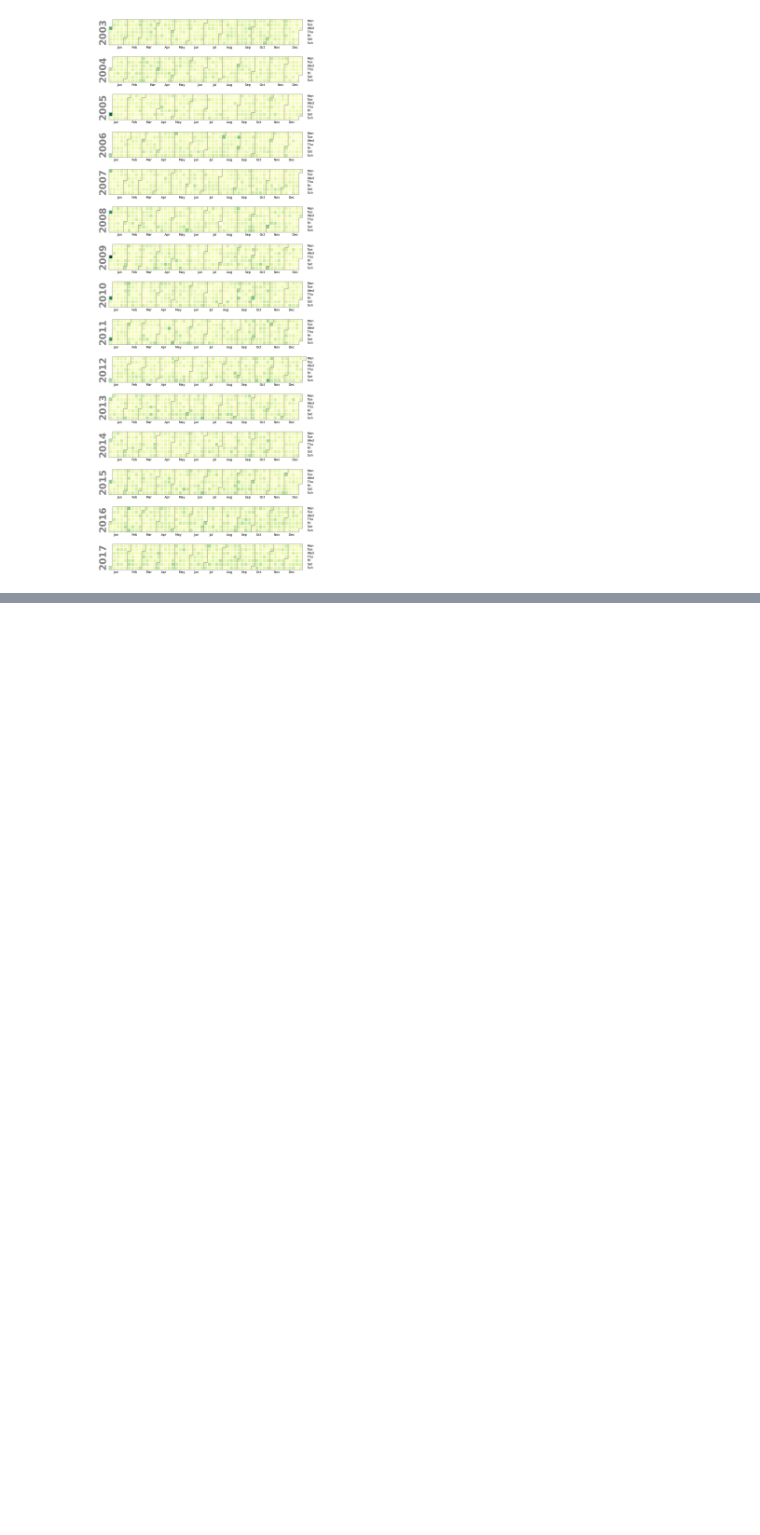
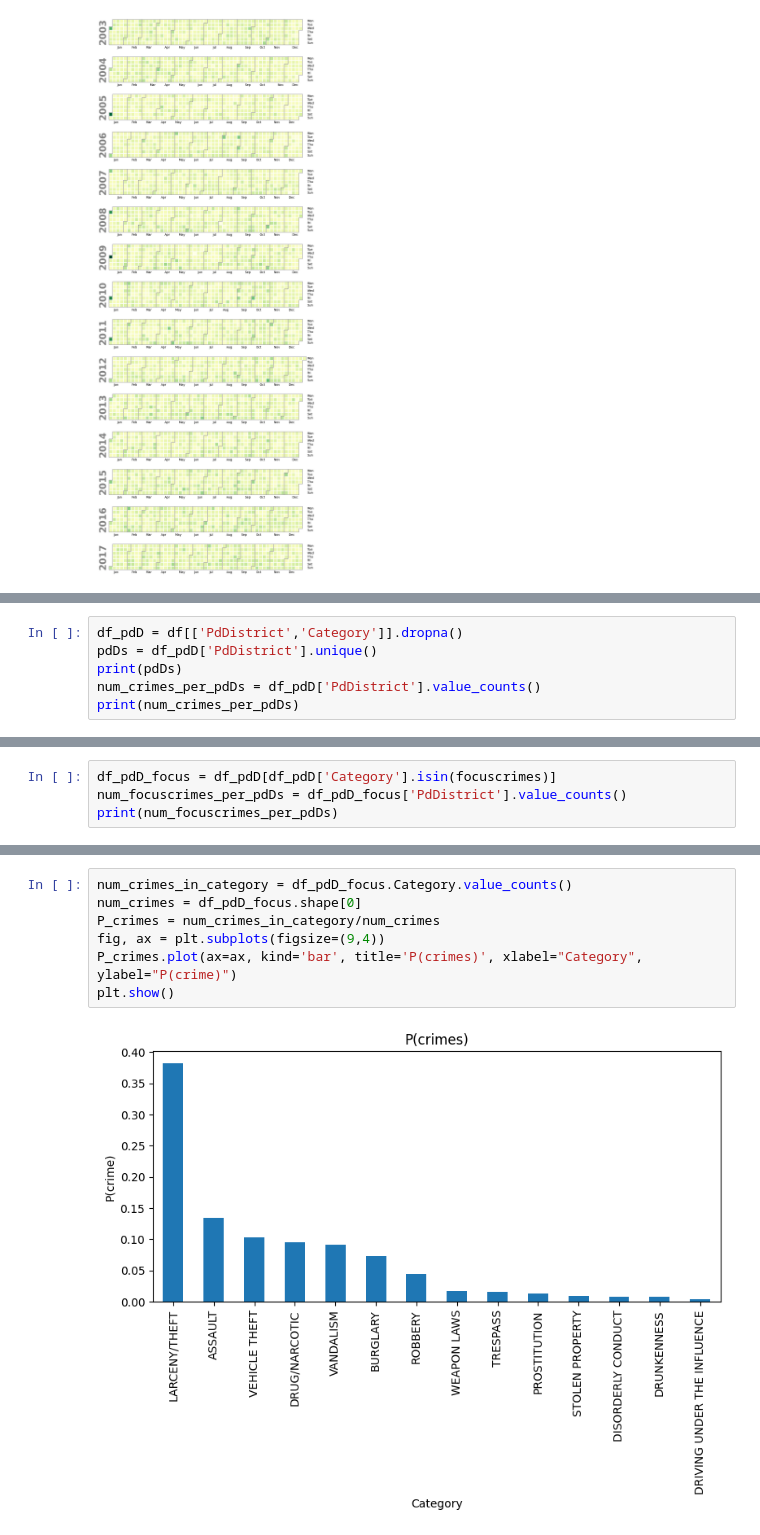
Before and after one commit to AnneKDesler/socialdata2023, a Jupyter notebook: lectures/Week2.ipynb, the cells around one changed output, grey strips where cells are left out. Drawn from its saved outputs; the diff is of its cells as text; blank space fills up the shorter version.

```diff
--- a/lectures/Week2.ipynb
+++ b/lectures/Week2.ipynb
@@ -284,3 +289,9 @@ The next thing we'll be looking into is how crimes break down across the 10 dist
 >    - Comment on the top crimes in _Tenderloin_, _Mission_, and _Richmond_. Does this fit with the impression you get of these neighborhoods on Wikipedia?
 
 **Comment**. Notice how much awesome data science (i.e. learning about interesting real-world crime patterns) we can get out by simply counting and plotting (and looking at ratios). Pretty great, right?
+# %%
+df_pdD = df[['PdDistrict','Category']].dropna()
+pdDs = df_pdD['PdDistrict'].unique()
+print(pdDs)
+num_crimes_per_pdDs = df_pdD['PdDistrict'].value_counts()
+print(num_crimes_per_pdDs)
@@ -286,0 +312,4 @@ The next thing we'll be looking into is how crimes break down across the 10 dist
+# %%
+df_pdD_focus = df_pdD[df_pdD['Category'].isin(focuscrimes)]
+num_focuscrimes_per_pdDs = df_pdD_focus['PdDistrict'].value_counts()
+print(num_focuscrimes_per_pdDs)
@@ -286,0 +328,9 @@ The next thing we'll be looking into is how crimes break down across the 10 dist
+# %%
+num_crimes_in_category = df_pdD_focus.Category.value_counts()
+num_crimes = df_pdD_focus.shape[0]
+P_crimes = num_crimes_in_category/num_crimes
+fig, ax = plt.subplots(figsize=(9,4))
+P_crimes.plot(ax=ax, kind='bar', title='P(crimes)', xlabel="Category", ylabel="P(crime)")
+plt.show()
+# %% [output]
+[figure, added]
```
Also changed, not shown: parts of 8 cells of this notebook, 1 other file.
